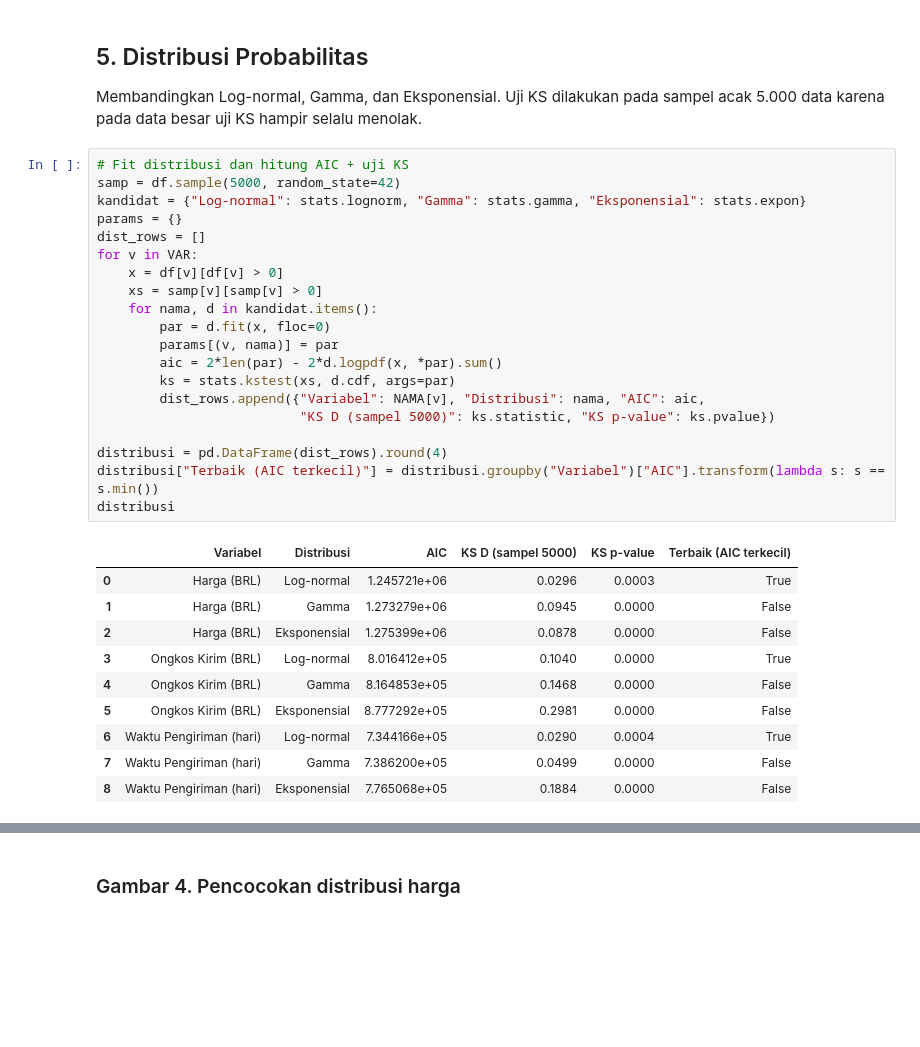
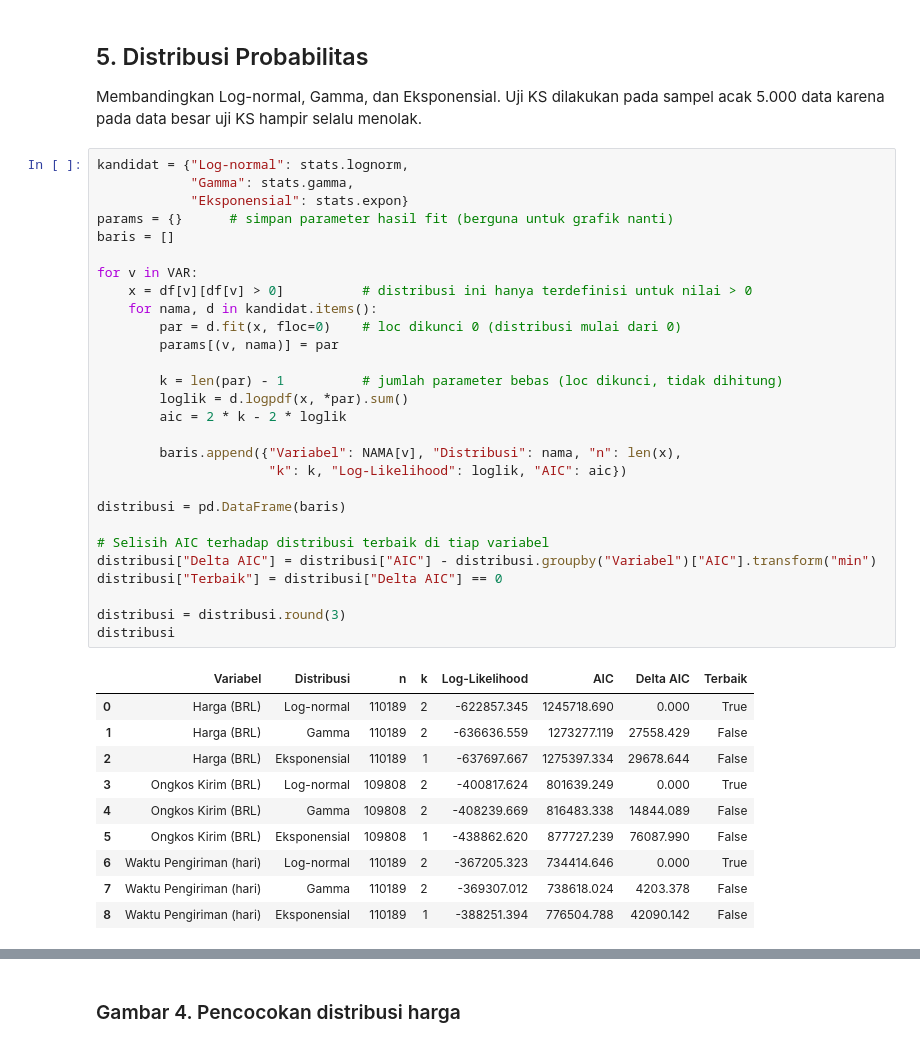
Before and after one commit to kizzy000/Kel02_3TIC_ProjectProbstat, a Jupyter notebook: Codingan_ProbStat_3TIC_02_Olist.ipynb, the cells around one changed output, grey strips where cells are left out. Drawn from its saved outputs; the diff is of its cells as text; blank space fills up the shorter version.

```diff
--- a/Codingan_ProbStat_3TIC_02_Olist.ipynb
+++ b/Codingan_ProbStat_3TIC_02_Olist.ipynb
@@ -201,36 +235,44 @@ plot_deskriptif("waktu_pengiriman_hari")
 ## 5. Distribusi Probabilitas
 Membandingkan Log-normal, Gamma, dan Eksponensial. Uji KS dilakukan pada sampel acak 5.000 data karena pada data besar uji KS hampir selalu menolak.
 # %%
-# Fit distribusi dan hitung AIC + uji KS
-samp = df.sample(5000, random_state=42)
-kandidat = {"Log-normal": stats.lognorm, "Gamma": stats.gamma, "Eksponensial": stats.expon}
-params = {}
-dist_rows = []
+kandidat = {"Log-normal": stats.lognorm,
+            "Gamma": stats.gamma,
+            "Eksponensial": stats.expon}
+params = {}      # simpan parameter hasil fit (berguna untuk grafik nanti)
+baris = []
+
 for v in VAR:
-    x = df[v][df[v] > 0]
-    xs = samp[v][samp[v] > 0]
+    x = df[v][df[v] > 0]          # distribusi ini hanya terdefinisi untuk nilai > 0
     for nama, d in kandidat.items():
-        par = d.fit(x, floc=0)
+        par = d.fit(x, floc=0)    # loc dikunci 0 (distribusi mulai dari 0)
         params[(v, nama)] = par
-        aic = 2*len(par) - 2*d.logpdf(x, *par).sum()
-        ks = stats.kstest(xs, d.cdf, args=par)
-        dist_rows.append({"Variabel": NAMA[v], "Distribusi": nama, "AIC": aic,
-                          "KS D (sampel 5000)": ks.statistic, "KS p-value": ks.pvalue})
 
-distribusi = pd.DataFrame(dist_rows).round(4)
-distribusi["Terbaik (AIC terkecil)"] = distribusi.groupby("Variabel")["AIC"].transform(lambda s: s == s.min())
+        k = len(par) - 1          # jumlah parameter bebas (loc dikunci, tidak dihitung)
+        loglik = d.logpdf(x, *par).sum()
+        aic = 2 * k - 2 * loglik
+
+        baris.append({"Variabel": NAMA[v], "Distribusi": nama, "n": len(x),
+                      "k": k, "Log-Likelihood": loglik, "AIC": aic})
+
+distribusi = pd.DataFrame(baris)
+
+# Selisih AIC terhadap distribusi terbaik di tiap variabel
+distribusi["Delta AIC"] = distribusi["AIC"] - distribusi.groupby("Variabel")["AIC"].transform("min")
+distribusi["Terbaik"] = distribusi["Delta AIC"] == 0
+
+distribusi = distribusi.round(3)
 distribusi
 # %% [output]
-|  | Variabel | Distribusi | AIC | KS D (sampel 5000) | KS p-value | Terbaik (AIC terkecil) |
-| 0 | Harga (BRL) | Log-normal | 1.245721e+06 | 0.0296 | 0.0003 | True |
-| 1 | Harga (BRL) | Gamma | 1.273279e+06 | 0.0945 | 0.0000 | False |
-| 2 | Harga (BRL) | Eksponensial | 1.275399e+06 | 0.0878 | 0.0000 | False |
-| 3 | Ongkos Kirim (BRL) | Log-normal | 8.016412e+05 | 0.1040 | 0.0000 | True |
-| 4 | Ongkos Kirim (BRL) | Gamma | 8.164853e+05 | 0.1468 | 0.0000 | False |
-| 5 | Ongkos Kirim (BRL) | Eksponensial | 8.777292e+05 | 0.2981 | 0.0000 | False |
-| 6 | Waktu Pengiriman (hari) | Log-normal | 7.344166e+05 | 0.0290 | 0.0004 | True |
-| 7 | Waktu Pengiriman (hari) | Gamma | 7.386200e+05 | 0.0499 | 0.0000 | False |
-| 8 | Waktu Pengiriman (hari) | Eksponensial | 7.765068e+05 | 0.1884 | 0.0000 | False |
+|  | Variabel | Distribusi | n | k | Log-Likelihood | AIC | Delta AIC | Terbaik |
+| 0 | Harga (BRL) | Log-normal | 110189 | 2 | -622857.345 | 1245718.690 | 0.000 | True |
+| 1 | Harga (BRL) | Gamma | 110189 | 2 | -636636.559 | 1273277.119 | 27558.429 | False |
+| 2 | Harga (BRL) | Eksponensial | 110189 | 1 | -637697.667 | 1275397.334 | 29678.644 | False |
+| 3 | Ongkos Kirim (BRL) | Log-normal | 109808 | 2 | -400817.624 | 801639.249 | 0.000 | True |
+| 4 | Ongkos Kirim (BRL) | Gamma | 109808 | 2 | -408239.669 | 816483.338 | 14844.089 | False |
+| 5 | Ongkos Kirim (BRL) | Eksponensial | 109808 | 1 | -438862.620 | 877727.239 | 76087.990 | False |
+| 6 | Waktu Pengiriman (hari) | Log-normal | 110189 | 2 | -367205.323 | 734414.646 | 0.000 | True |
+| 7 | Waktu Pengiriman (hari) | Gamma | 110189 | 2 | -369307.012 | 738618.024 | 4203.378 | False |
+| 8 | Waktu Pengiriman (hari) | Eksponensial | 110189 | 1 | -388251.394 | 776504.788 | 42090.142 | False |
 # %%
 # Fungsi untuk grafik pencocokan distribusi
 def plot_distribusi(v):
```
Also changed, not shown: parts of 16 cells of this notebook.
